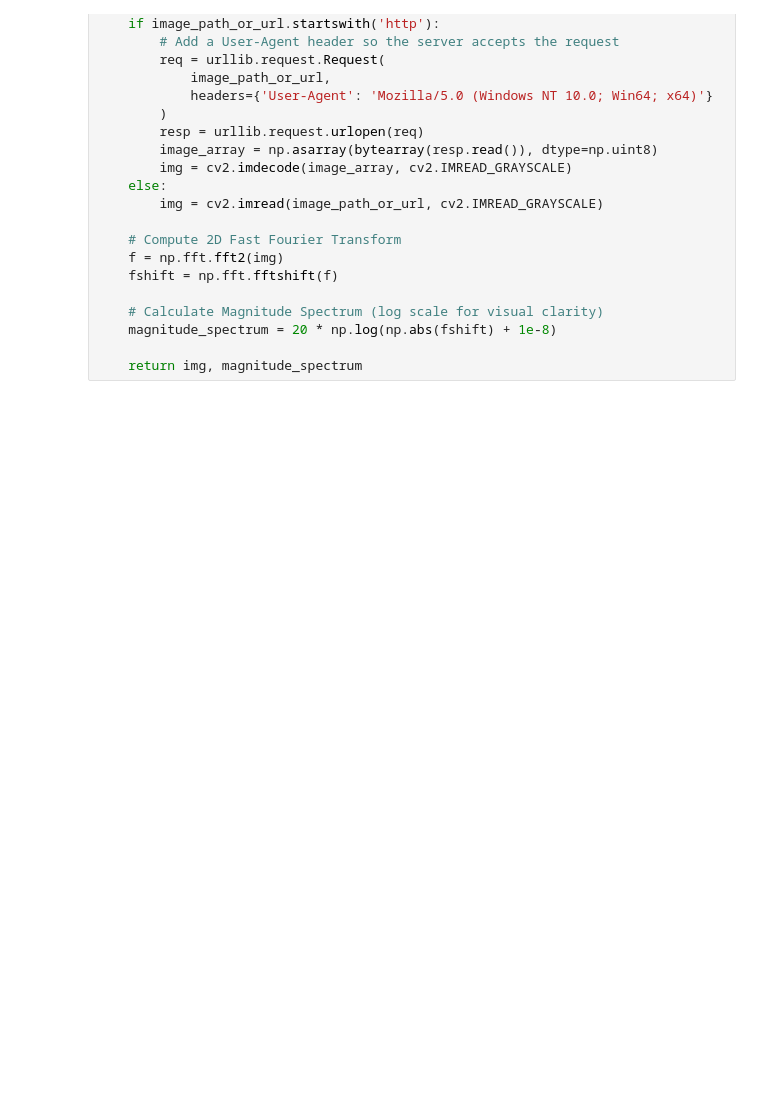
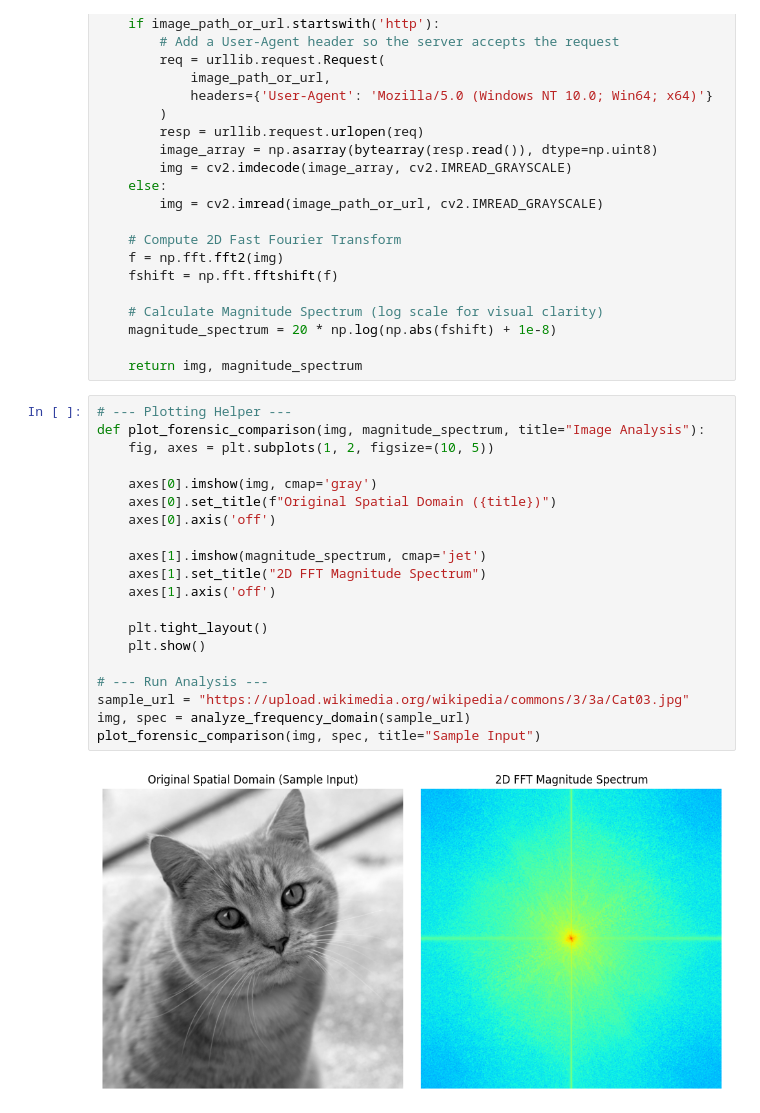
Before and after one commit to shyjuwilsonskt/deepfake-forensics-lab, a Jupyter notebook: notebooks/01_fft_baseline_demo.ipynb, the cells around one changed output. Saved outputs shown, nothing was run; the diff lists cells and outputs as text; blank space fills up the shorter version.

```diff
--- a/notebooks/01_fft_baseline_demo.ipynb
+++ b/notebooks/01_fft_baseline_demo.ipynb
@@ -28,3 +28,25 @@ def analyze_frequency_domain(image_path_or_url):
     magnitude_spectrum = 20 * np.log(np.abs(fshift) + 1e-8)
 
     return img, magnitude_spectrum
+# %%
+# --- Plotting Helper ---
+def plot_forensic_comparison(img, magnitude_spectrum, title="Image Analysis"):
+    fig, axes = plt.subplots(1, 2, figsize=(10, 5))
+
+    axes[0].imshow(img, cmap='gray')
+    axes[0].set_title(f"Original Spatial Domain ({title})")
+    axes[0].axis('off')
+
+    axes[1].imshow(magnitude_spectrum, cmap='jet')
+    axes[1].set_title("2D FFT Magnitude Spectrum")
+    axes[1].axis('off')
+
+    plt.tight_layout()
+    plt.show()
+
+# --- Run Analysis ---
+sample_url = "https://upload.wikimedia.org/wikipedia/commons/3/3a/Cat03.jpg"
+img, spec = analyze_frequency_domain(sample_url)
+plot_forensic_comparison(img, spec, title="Sample Input")
+# %% [output]
+[figure, added]
```
